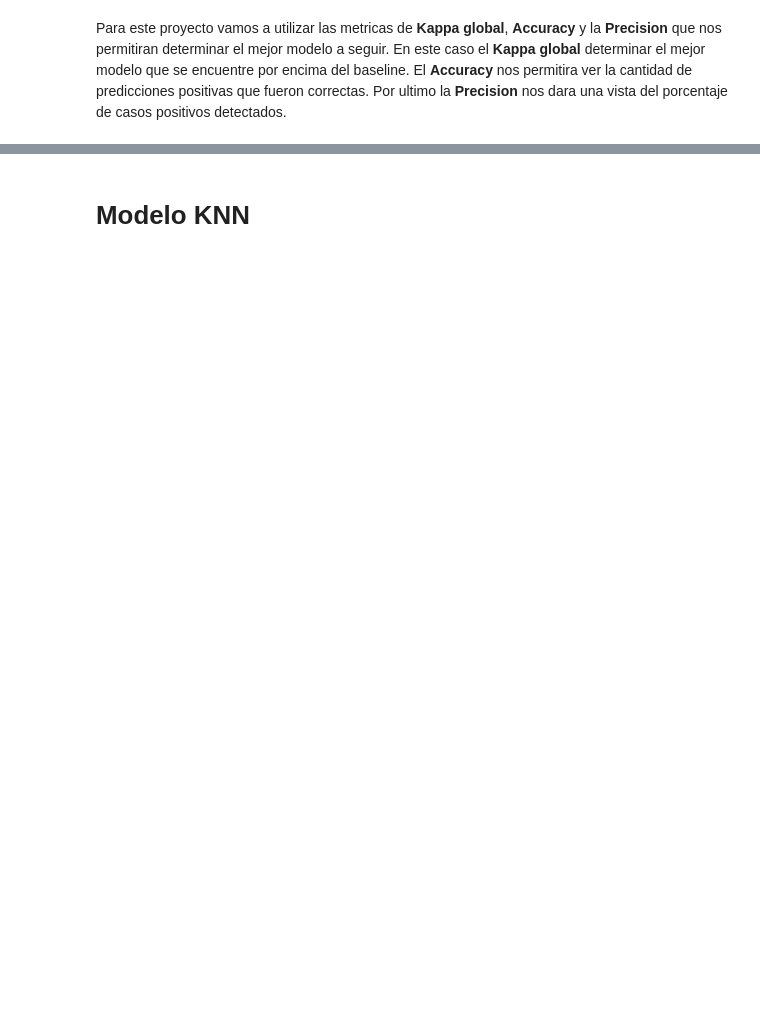
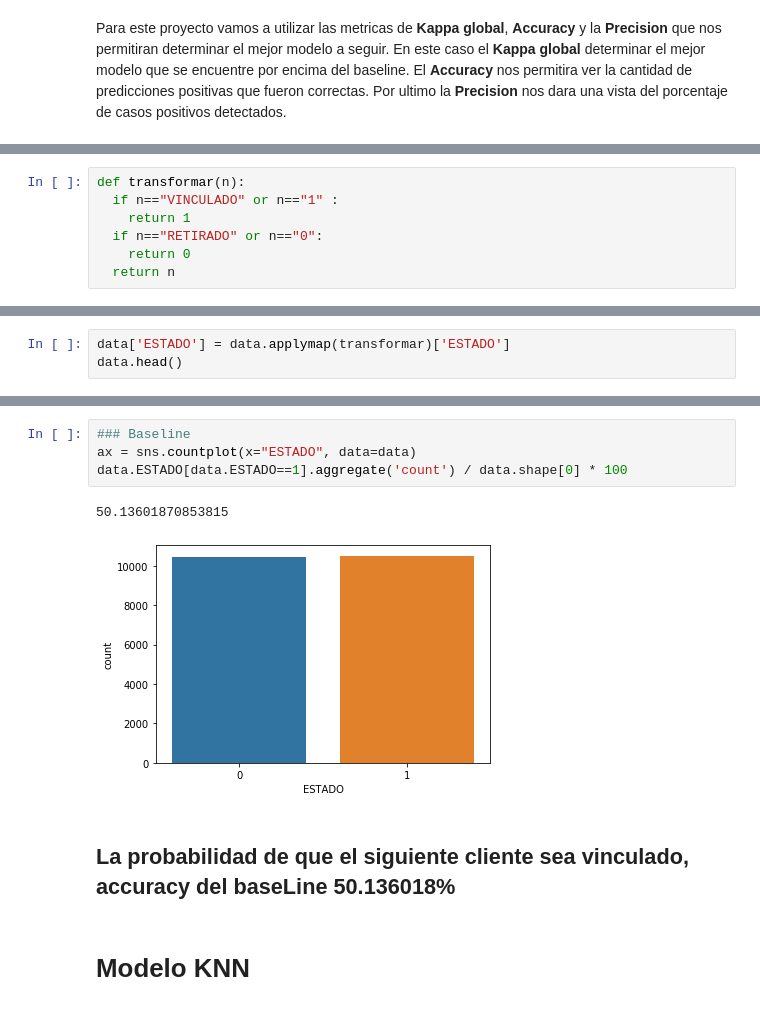
Before and after one commit to Brik000/Analitica, a Jupyter notebook: Proyecto Final/ProyectoFinal_Alejandro_Santiago.ipynb, the cells around one changed output, grey strips where cells are left out. Cells and saved outputs as stored; diff of their text form; blank space fills up the shorter version.

```diff
--- a/Proyecto Final/ProyectoFinal_Alejandro_Santiago.ipynb
+++ b/Proyecto Final/ProyectoFinal_Alejandro_Santiago.ipynb
@@ -198,0 +211,7 @@ Para este proyecto vamos a utilizar las metricas  de <b>Kappa global</b>, <b>Acc
+# %%
+def transformar(n):
+  if n=="VINCULADO" or n=="1" :
+    return 1
+  if n=="RETIRADO" or n=="0":
+    return 0
+  return n
@@ -198,0 +220,3 @@ Para este proyecto vamos a utilizar las metricas  de <b>Kappa global</b>, <b>Acc
+# %%
+data['ESTADO'] = data.applymap(transformar)['ESTADO']
+data.head()
@@ -199,2 +230,11 @@ Para este proyecto vamos a utilizar las metricas  de <b>Kappa global</b>, <b>Acc
+# %%
+### Baseline
+ax = sns.countplot(x="ESTADO", data=data)
+data.ESTADO[data.ESTADO==1].aggregate('count') / data.shape[0] * 100
+# %% [output]
+50.13601870853815
+[figure, added]
+# %% [markdown]
+## La probabilidad de que el siguiente cliente sea vinculado, accuracy del baseLine 50.136018%
 # %% [markdown]
 # Modelo KNN
```
Also changed, not shown: parts of 19 cells of this notebook, 4 other files.
